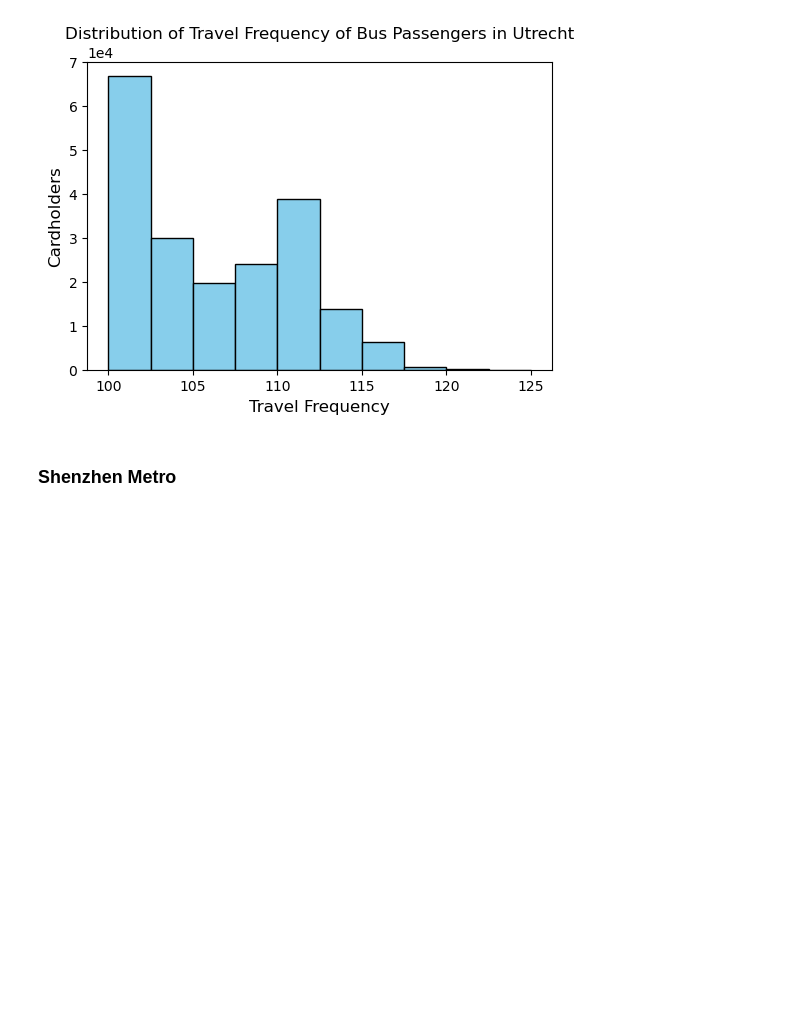
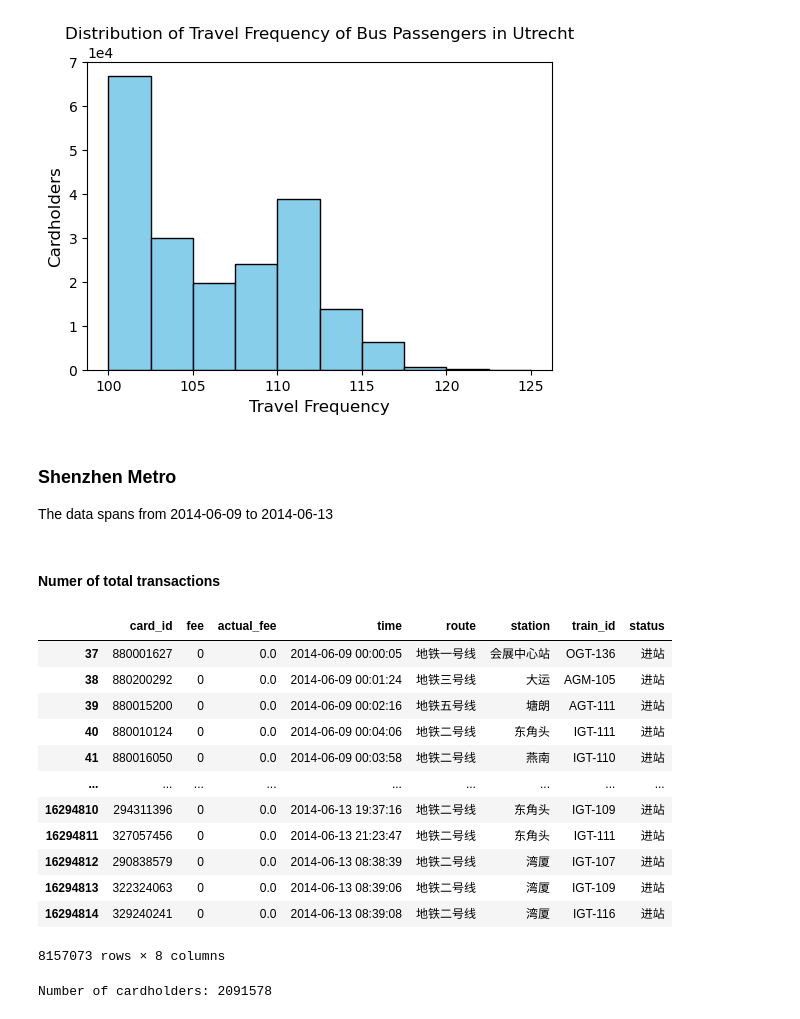
Before and after one commit to Radar-Lei/Motif-guided, a Jupyter notebook: 01_DataDescription.ipynb, the cells around one changed output. Drawn from its saved outputs; the diff is of its cells as text; code cells hidden in the pictures; blank space fills up the shorter version.

```diff
--- a/01_DataDescription.ipynb
+++ b/01_DataDescription.ipynb
@@ -65,5 +67,53 @@ plt.savefig('figs/utrecht.png')
 plt.show()
 # %% [output]
 [figure]
-# %% [markdown]
-### Shenzhen Metro
+# %% [markdown]
+### Shenzhen Metro
+The data spans from 2014-06-09 to 2014-06-13
+# %%
+import pandas as pd
+import glob
+
+# Specify the folder path
+folder_path = 'raw data/DT_GJC_地铁站刷卡数据/'
+
+# Get a list of all .csv files in the folder
+csv_files = glob.glob(folder_path + '*.csv')
+
+# Initialize an empty list to store the dataframes
+dfs_SZ = []
+
+# Loop through each .csv file and read it into a dataframe
+for file in csv_files:
+    df_SZ = pd.read_csv(file, encoding='gbk', header=None, sep=',')
+    dfs_SZ.append(df_SZ)
+
+# Concatenate the dataframes into a single dataframe
+combined_df_SZ = pd.concat(dfs_SZ, ignore_index=True)
+
+combined_df_SZ.columns = ["card_id", "fee", "actual_fee", "time", "route","station","train_id","status"]
+
+# Convert the "time" column to timestamp
+combined_df_SZ['time'] = pd.to_datetime(combined_df_SZ['time'])
+# %% [markdown]
+#### Numer of total transactions
+# %%
+combined_df_SZ[combined_df_SZ.status == '进站']
+# %% [output]
+|  | card_id | fee | actual_fee | time | route | station | train_id | status |
+| 37 | 880001627 | 0 | 0.0 | 2014-06-09 00:00:05 | 地铁一号线 | 会展中心站 | OGT-136 | 进站 |
+| 38 | 880200292 | 0 | 0.0 | 2014-06-09 00:01:24 | 地铁三号线 | 大运 | AGM-105 | 进站 |
+| 39 | 880015200 | 0 | 0.0 | 2014-06-09 00:02:16 | 地铁五号线 | 塘朗 | AGT-111 | 进站 |
+| 40 | 880010124 | 0 | 0.0 | 2014-06-09 00:04:06 | 地铁二号线 | 东角头 | IGT-111 | 进站 |
+| 41 | 880016050 | 0 | 0.0 | 2014-06-09 00:03:58 | 地铁二号线 | 燕南 | IGT-110 | 进站 |
+| ... | ... | ... | ... | ... | ... | ... | ... | ... |
+| 16294810 | 294311396 | 0 | 0.0 | 2014-06-13 19:37:16 | 地铁二号线 | 东角头 | IGT-109 | 进站 |
+| 16294811 | 327057456 | 0 | 0.0 | 2014-06-13 21:23:47 | 地铁二号线 | 东角头 | IGT-111 | 进站 |
+| 16294812 | 290838579 | 0 | 0.0 | 2014-06-13 08:38:39 | 地铁二号线 | 湾厦 | IGT-107 | 进站 |
+| 16294813 | 322324063 | 0 | 0.0 | 2014-06-13 08:39:06 | 地铁二号线 | 湾厦 | IGT-109 | 进站 |
+| 16294814 | 329240241 | 0 | 0.0 | 2014-06-13 08:39:08 | 地铁二号线 | 湾厦 | IGT-116 | 进站 |
+8157073 rows × 8 columns
+# %%
+print("Number of cardholders:", combined_df_SZ['card_id'].nunique())
+# %% [output]
+Number of cardholders: 2091578
```
Also changed, not shown: parts of 8 cells of this notebook.
